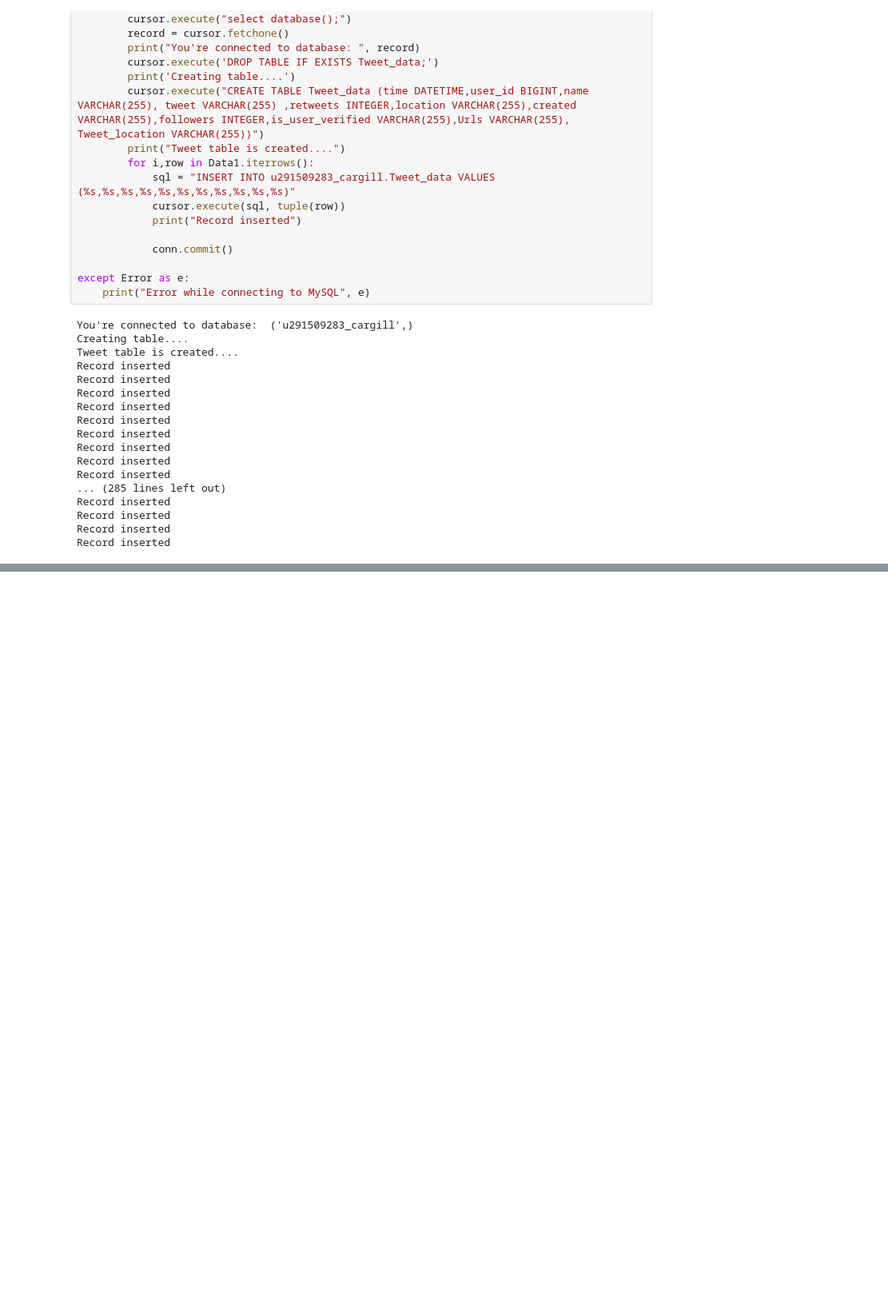
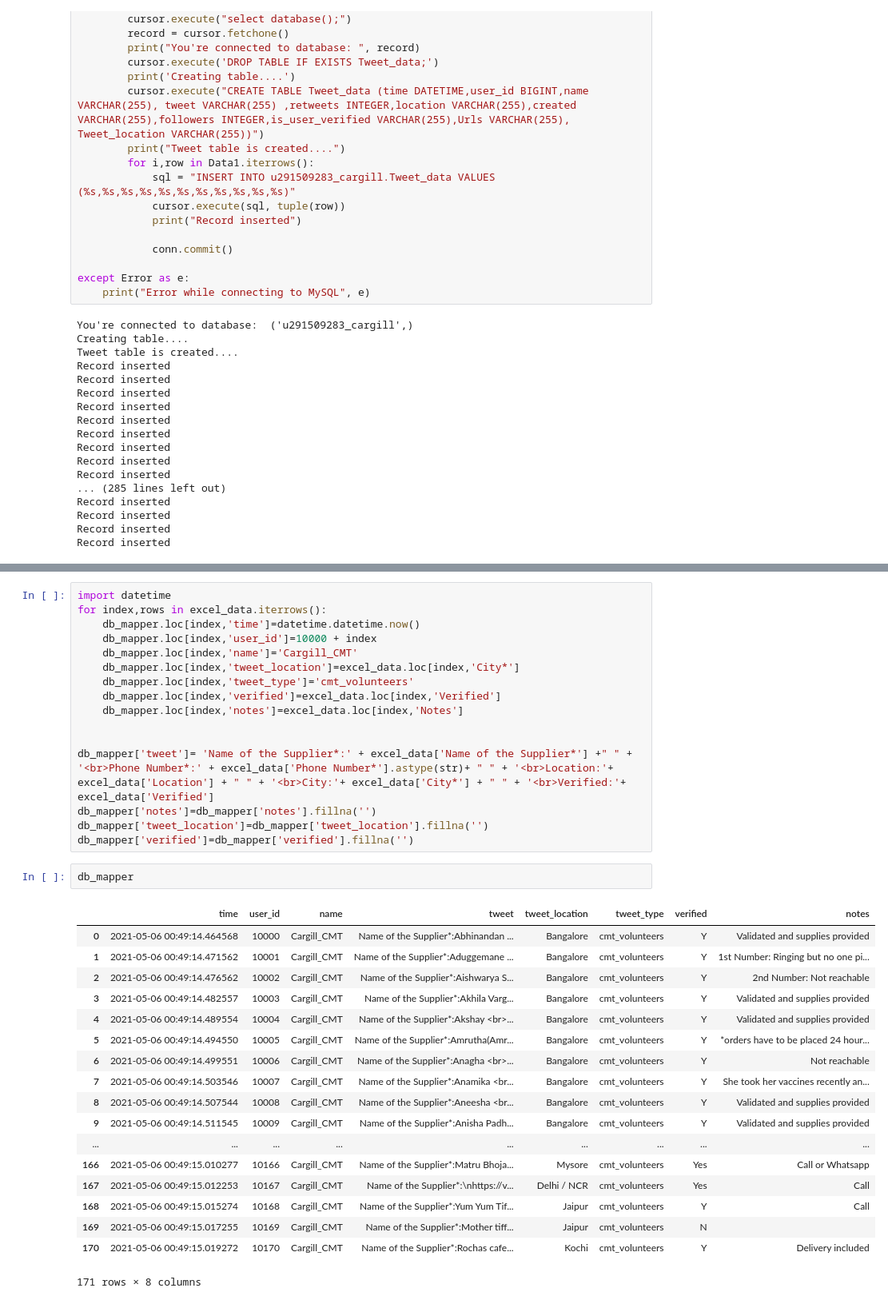
Before and after one commit to RathoreDevansh08/Twitter_Location, a Jupyter notebook: twitter_data_fetch_store.ipynb, the cells around one changed output, grey strips where cells are left out. Shown at 80% size. Saved outputs shown, nothing was run; the diff lists cells and outputs as text; blank space fills up the shorter version.

```diff
--- a/twitter_data_fetch_store.ipynb
+++ b/twitter_data_fetch_store.ipynb
@@ -855,0 +1008,37 @@ Record inserted
+# %%
+import datetime
+for index,rows in excel_data.iterrows():
+    db_mapper.loc[index,'time']=datetime.datetime.now()
+    db_mapper.loc[index,'user_id']=10000 + index
+    db_mapper.loc[index,'name']='Cargill_CMT'
+    db_mapper.loc[index,'tweet_location']=excel_data.loc[index,'City*']
+    db_mapper.loc[index,'tweet_type']='cmt_volunteers'
+    db_mapper.loc[index,'verified']=excel_data.loc[index,'Verified']
+    db_mapper.loc[index,'notes']=excel_data.loc[index,'Notes']
+
+
+db_mapper['tweet']= 'Name of the Supplier*:' + excel_data['Name of the Supplier*'] +" " + '<br>Phone Number*:' + excel_data['Phone Number*'].astype(str)+ " " + '<br>Location:'+ excel_data['Location'] + " " + '<br>City:'+ excel_data['City*'] + " " + '<br>Verified:'+ excel_data['Verified']
+db_mapper['notes']=db_mapper['notes'].fillna('')
+db_mapper['tweet_location']=db_mapper['tweet_location'].fillna('')
+db_mapper['verified']=db_mapper['verified'].fillna('')
+# %%
+db_mapper
+# %% [output]
+|  | time | user_id | name | tweet | tweet_location | tweet_type | verified | notes |
+| 0 | 2021-05-06 00:49:14.464568 | 10000 | Cargill_CMT | Name of the Supplier*:Abhinandan ... | Bangalore | cmt_volunteers | Y | Validated and supplies provided |
+| 1 | 2021-05-06 00:49:14.471562 | 10001 | Cargill_CMT | Name of the Supplier*:Aduggemane ... | Bangalore | cmt_volunteers | Y | 1st Number: Ringing but no one pi... |
+| 2 | 2021-05-06 00:49:14.476562 | 10002 | Cargill_CMT | Name of the Supplier*:Aishwarya S... | Bangalore | cmt_volunteers | Y | 2nd Number: Not reachable |
+| 3 | 2021-05-06 00:49:14.482557 | 10003 | Cargill_CMT | Name of the Supplier*:Akhila Varg... | Bangalore | cmt_volunteers | Y | Validated and supplies provided |
+| 4 | 2021-05-06 00:49:14.489554 | 10004 | Cargill_CMT | Name of the Supplier*:Akshay <br>... | Bangalore | cmt_volunteers | Y | Validated and supplies provided |
+| 5 | 2021-05-06 00:49:14.494550 | 10005 | Cargill_CMT | Name of the Supplier*:Amrutha(Amr... | Bangalore | cmt_volunteers | Y | *orders have to be placed 24 hour... |
+| 6 | 2021-05-06 00:49:14.499551 | 10006 | Cargill_CMT | Name of the Supplier*:Anagha <br>... | Bangalore | cmt_volunteers | Y | Not reachable |
+| 7 | 2021-05-06 00:49:14.503546 | 10007 | Cargill_CMT | Name of the Supplier*:Anamika <br... | Bangalore | cmt_volunteers | Y | She took her vaccines recently an... |
+| 8 | 2021-05-06 00:49:14.507544 | 10008 | Cargill_CMT | Name of the Supplier*:Aneesha <br... | Bangalore | cmt_volunteers | Y | Validated and supplies provided |
+| 9 | 2021-05-06 00:49:14.511545 | 10009 | Cargill_CMT | Name of the Supplier*:Anisha Padh... | Bangalore | cmt_volunteers | Y | Validated and supplies provided |
+| ... | ... | ... | ... | ... | ... | ... | ... | ... |
+| 166 | 2021-05-06 00:49:15.010277 | 10166 | Cargill_CMT | Name of the Supplier*:Matru Bhoja... | Mysore | cmt_volunteers | Yes | Call or Whatsapp |
+| 167 | 2021-05-06 00:49:15.012253 | 10167 | Cargill_CMT | Name of the Supplier*:\nhttps://v... | Delhi / NCR | cmt_volunteers | Yes | Call |
+| 168 | 2021-05-06 00:49:15.015274 | 10168 | Cargill_CMT | Name of the Supplier*:Yum Yum Tif... | Jaipur | cmt_volunteers | Y | Call |
+| 169 | 2021-05-06 00:49:15.017255 | 10169 | Cargill_CMT | Name of the Supplier*:Mother tiff... | Jaipur | cmt_volunteers | N |  |
+| 170 | 2021-05-06 00:49:15.019272 | 10170 | Cargill_CMT | Name of the Supplier*:Rochas cafe... | Kochi | cmt_volunteers | Y | Delivery included |
+171 rows × 8 columns
```
Also changed, not shown: parts of 58 cells of this notebook, 2 other files.
